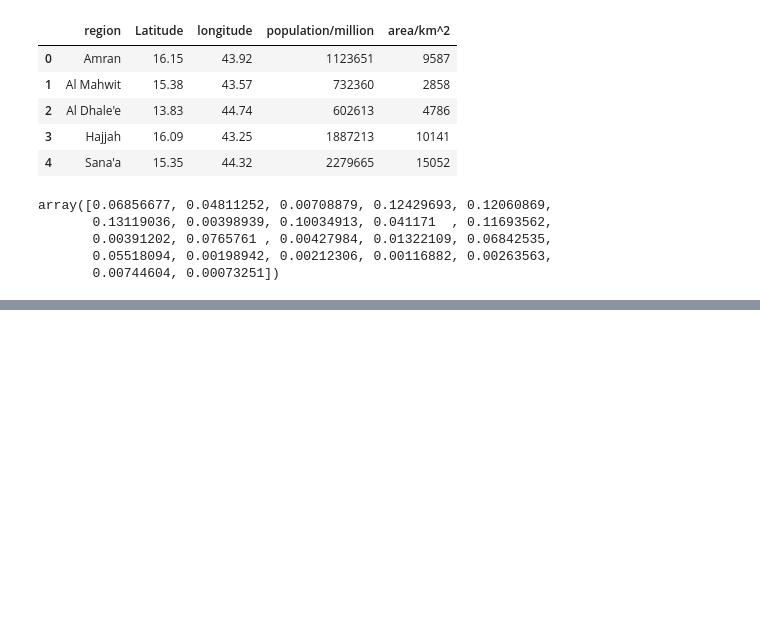
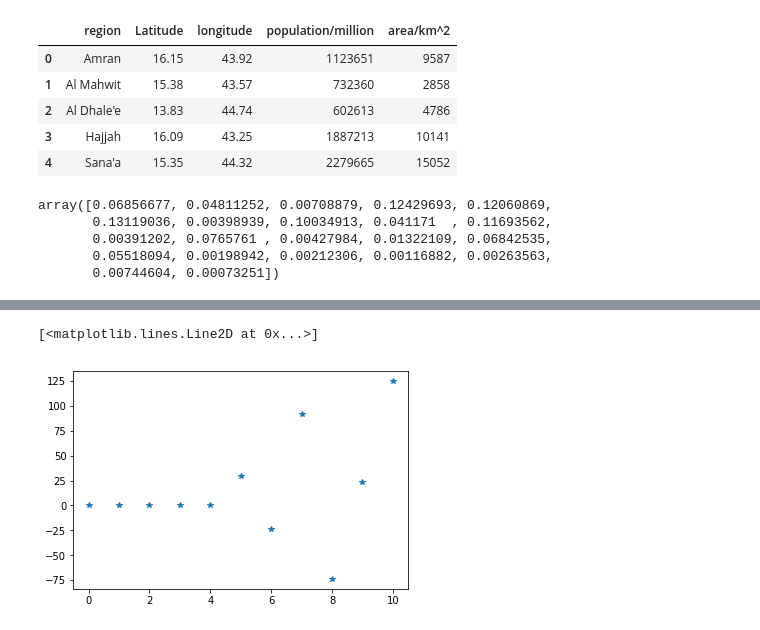
Before and after one commit to aidanacquah/ahhgeoaid, a Jupyter notebook: Yemen_cholera_outbreak.ipynb, the cells around one changed output, grey strips where cells are left out. Drawn from its saved outputs; the diff is of its cells as text; code cells hidden in the pictures; blank space fills up the shorter version.

```diff
--- a/Yemen_cholera_outbreak.ipynb
+++ b/Yemen_cholera_outbreak.ipynb
@@ -101,0 +97,22 @@ ax.set_xticklabels(areas, rotation=80, size=15);
+# %%
+# creating feature vectors based on 5 weeks of past data, new cases, death rate, population density
+X = np.empty([0,11])
+y = []
+dates = []
+for i,area in enumerate (areas):
+    data = df[df['Governorate']==area]['Cases'].values
+    new_cases = data-(np.concatenate( [data[1:],[0]]))
+    cfr = df[df['Governorate']==area]['CFR (%)'].values
+
+    for j in range(len(new_cases)-5):
+        y.append(new_cases[j])
+        new_feature_vec = np.zeros([1,11])
+        new_feature_vec[0,0:5] = new_cases[j+1:j+6]
+        new_feature_vec[0,5:10] = cfr[j+1:j+6]
+        new_feature_vec[0,10] = population_density[i]
+        X = np.concatenate([X,new_feature_vec])
+
+    dates.append(df[df['Governorate']==area]['Date'].values[:-5])
+y = np.array(y)
+dates = [e for sub in dates for e in sub]
+dates = [datetime.strptime(e, '%Y-%m-%d') for e in dates]
@@ -101,0 +143,6 @@ ax.set_xticklabels(areas, rotation=80, size=15);
+# %%
+# regression coeficients - new cases do not have any influence??
+plt.plot(model.coef_, '*')
+# %% [output]
+[<matplotlib.lines.Line2D at 0x...>]
+[figure, added]
```
Also changed, not shown: parts of 9 cells of this notebook, 1 other file.
